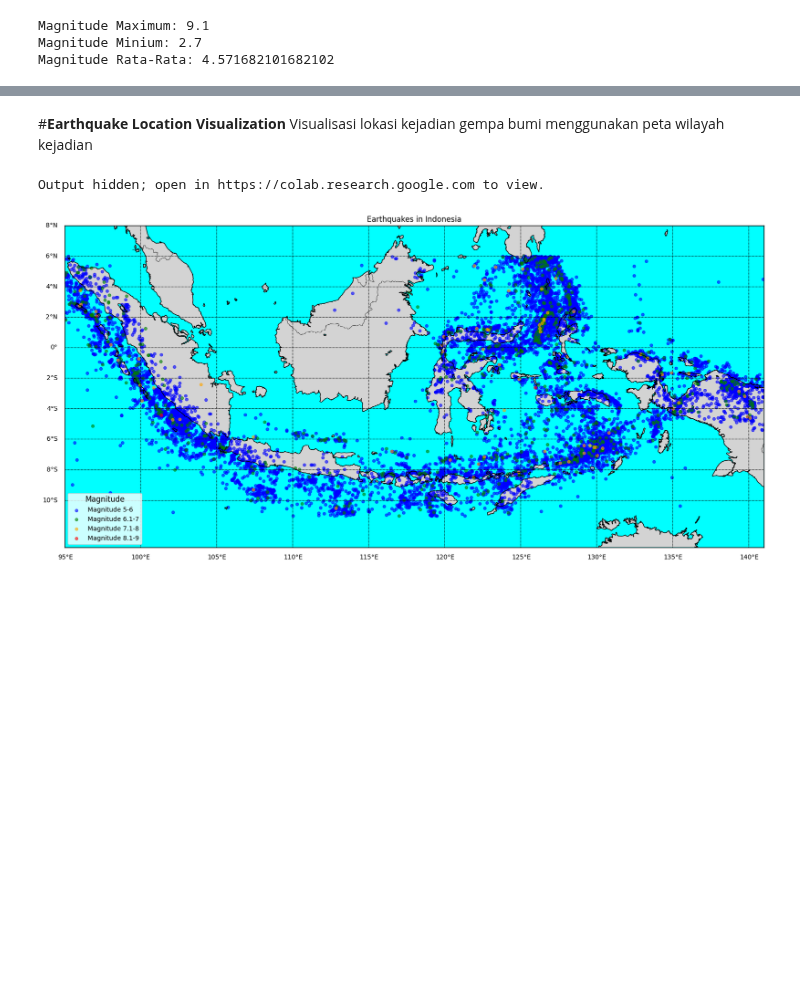
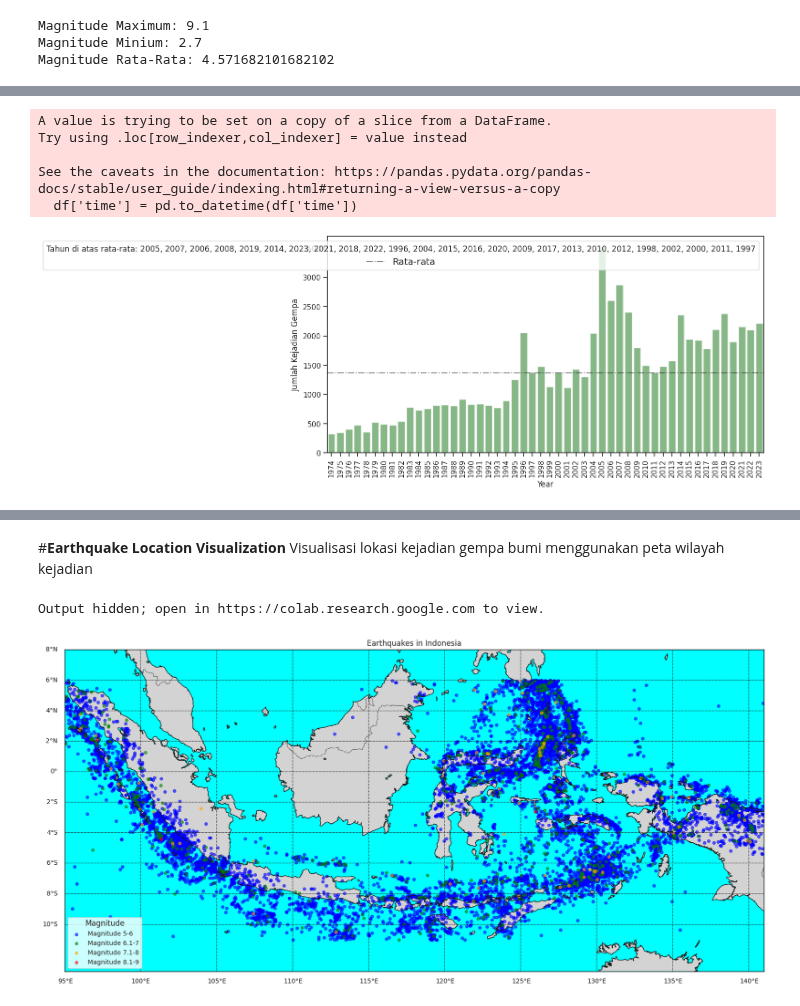
Before and after one commit to arifadli/Exploratory-Data-Analysis, a Jupyter notebook: Earthquake Research/EDA - Indonesia Earthquake.ipynb, the cells around one changed output, grey strips where cells are left out. Cells and saved outputs as stored; diff of their text form; code cells hidden in the pictures; blank space fills up the shorter version.

```diff
--- a/Earthquake Research/EDA - Indonesia Earthquake.ipynb
+++ b/Earthquake Research/EDA - Indonesia Earthquake.ipynb
@@ -342,0 +419,63 @@ plt.show()
+# %%
+from datetime import datetime
+import matplotlib.pyplot as plt
+import seaborn as sns
+
+# Mengonversi kolom 'time' menjadi tipe datetime
+df['time'] = pd.to_datetime(df['time'])
+
+# Menerapkan filter untuk tahun 1974 - 2023
+df_filtered = df[(df['time'].dt.year >= 1974) & (df['time'].dt.year <= 2023)]
+
+# Menampilkan DataFrame yang telah difilter
+df = df_filtered
+df.head(10)
+
+# Object Date Time
+df['dt_time'] = pd.to_datetime(df['time'])
+
+# Column year, month, and day
+df['dofy'] = df['dt_time'].dt.strftime("%j").astype(int)
+df['year'] = df['dt_time'].dt.year
+df['month'] = df['dt_time'].dt.month
+df['day'] = df['dt_time'].dt.day
+
+# Calculate the number of earthquake events per time (DMY)
+dofy_tot = df['dofy'].value_counts(sort=True)
+dofy_tot.sort_index(axis=0, inplace=True)
+
+year_tot = df['year'].value_counts(sort=True)
+month_tot = df['month'].value_counts(sort=True)
+day_tot = df['day'].value_counts(sort=True)
+
+# Calculate the number of earthquake events per time (DMY)
+year_ave = year_tot.mean()
+dofy_ave = dofy_tot.mean()
+month_ave = month_tot.mean()
+
+# Plot Bar Chart
+plt.rcParams['axes.labelsize'] = 12
+plt.rcParams['axes.titlesize'] = 12
+plt.rcParams['font.size'] = 12
+plt.rcParams['legend.fontsize'] = 14
+
+plt.figure(figsize=(12,6))
+
+sns.barplot(x=year_tot.index, y=year_tot.values, alpha=0.5, color='green')
+plt.axhline(y=year_ave, color='k', linestyle='-.',
+            alpha=0.5, label='Rata-rata')
+plt.xlabel('Year'), plt.ylabel('Jumlah Kejadian Gempa')
+plt.xticks(rotation='vertical')
+
+# Identify years above average
+years_above_average = year_tot[year_tot > year_ave].index.tolist()
+plt.legend(title=f'Tahun di atas rata-rata: {", ".join(map(str, years_above_average))}')
+
+plt.show()
+# %% [output]
+A value is trying to be set on a copy of a slice from a DataFrame.
+Try using .loc[row_indexer,col_indexer] = value instead
+
+See the caveats in the documentation: https://pandas.pydata.org/pandas-docs/stable/user_guide/indexing.html#returning-a-view-versus-a-copy
+  df['time'] = pd.to_datetime(df['time'])
+[figure, added]
```
Also changed, not shown: parts of 14 cells of this notebook, 1 other file.
